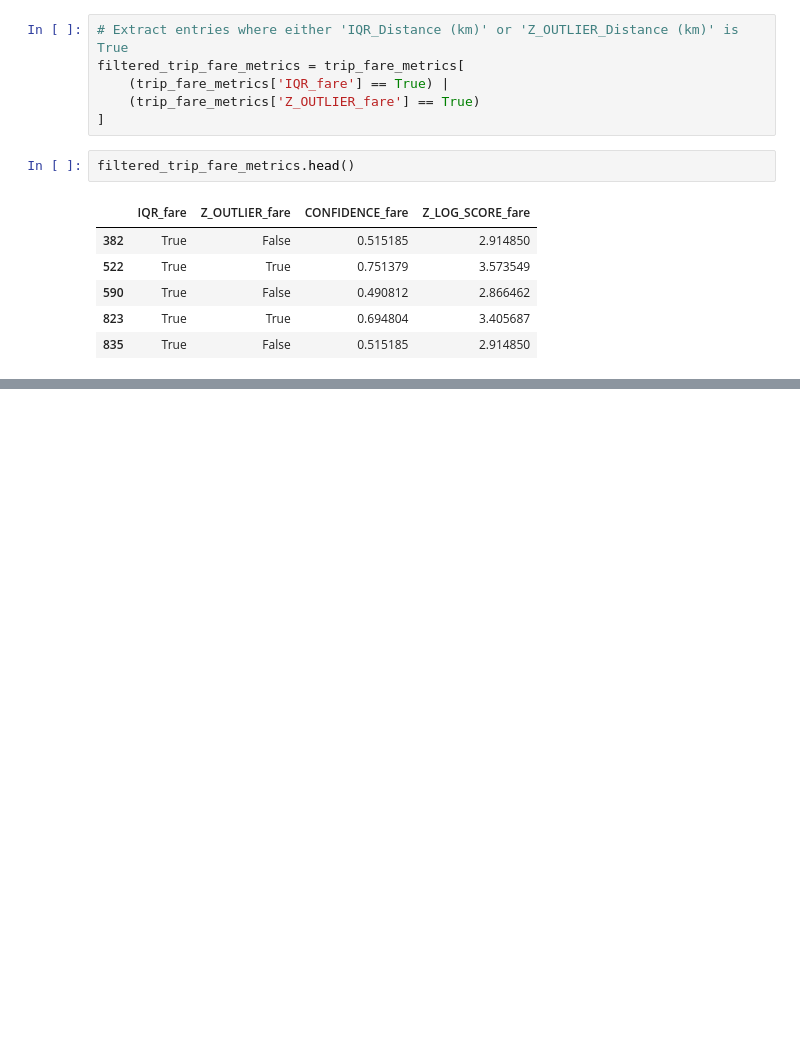
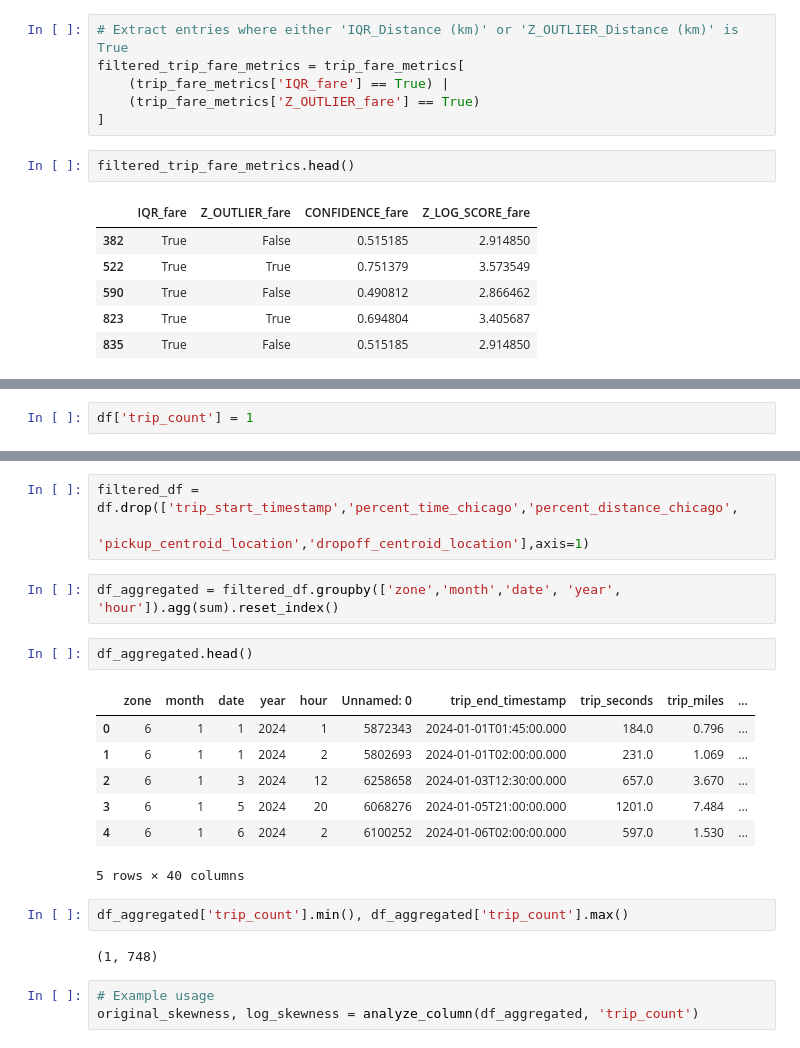
Before and after one commit to richardalamo/pocketride, a Jupyter notebook: data/Outlier_Detection/outliers_chicago_with_fare.ipynb, the cells around one changed output, grey strips where cells are left out. Drawn from its saved outputs; the diff is of its cells as text; blank space fills up the shorter version.

```diff
--- a/data/Outlier_Detection/outliers_chicago_with_fare.ipynb
+++ b/data/Outlier_Detection/outliers_chicago_with_fare.ipynb
@@ -411,0 +537,2 @@ filtered_trip_fare_metrics.head()
+# %%
+df['trip_count'] = 1
@@ -411,0 +591,22 @@ filtered_trip_fare_metrics.head()
+# %%
+filtered_df = df.drop(['trip_start_timestamp','percent_time_chicago','percent_distance_chicago',
+                                 'pickup_centroid_location','dropoff_centroid_location'],axis=1)
+# %%
+df_aggregated = filtered_df.groupby(['zone','month','date', 'year', 'hour']).agg(sum).reset_index()
+# %%
+df_aggregated.head()
+# %% [output]
+|  | zone | month | date | year | hour | Unnamed: 0 | trip_end_timestamp | trip_seconds | trip_miles | ... |
+| 0 | 6 | 1 | 1 | 2024 | 1 | 5872343 | 2024-01-01T01:45:00.000 | 184.0 | 0.796 | ... |
+| 1 | 6 | 1 | 1 | 2024 | 2 | 5802693 | 2024-01-01T02:00:00.000 | 231.0 | 1.069 | ... |
+| 2 | 6 | 1 | 3 | 2024 | 12 | 6258658 | 2024-01-03T12:30:00.000 | 657.0 | 3.670 | ... |
+| 3 | 6 | 1 | 5 | 2024 | 20 | 6068276 | 2024-01-05T21:00:00.000 | 1201.0 | 7.484 | ... |
+| 4 | 6 | 1 | 6 | 2024 | 2 | 6100252 | 2024-01-06T02:00:00.000 | 597.0 | 1.530 | ... |
+5 rows × 40 columns
+# %%
+df_aggregated['trip_count'].min(), df_aggregated['trip_count'].max()
+# %% [output]
+(1, 748)
+# %%
+# Example usage
+original_skewness, log_skewness = analyze_column(df_aggregated, 'trip_count')
```
Also changed, not shown: parts of 22 cells of this notebook.
